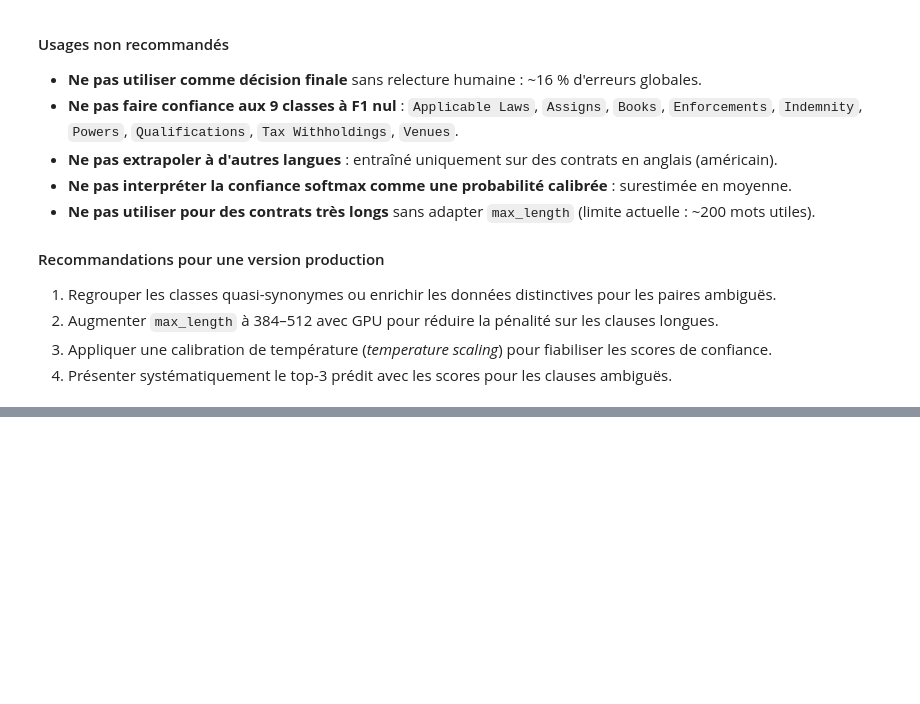
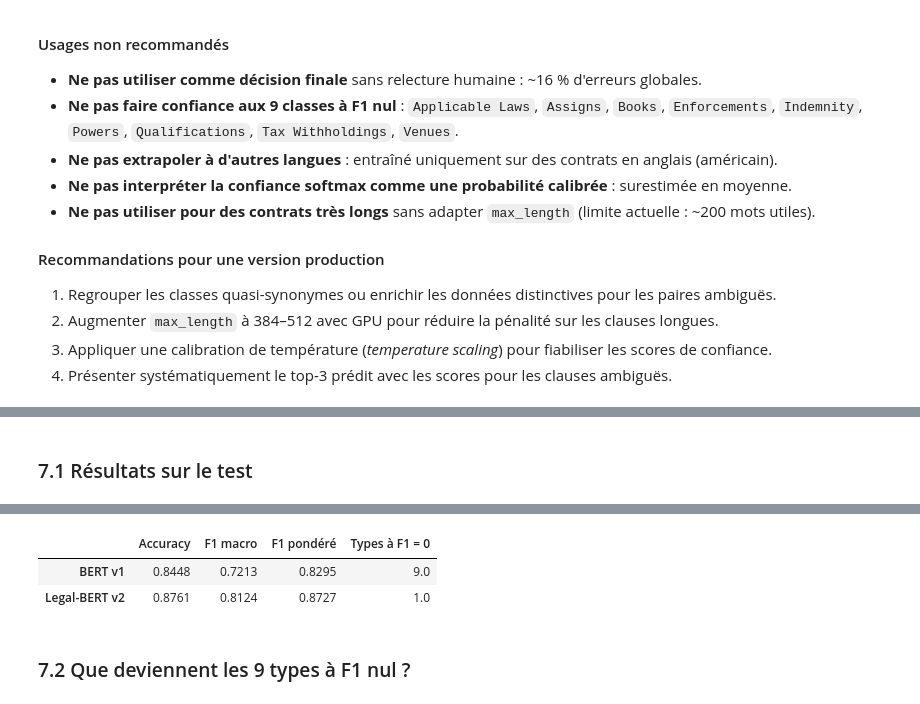
Before and after one commit to Charles-Scannavino/Projet_Deep_Learning, a Jupyter notebook: notebooks/Projet_DL_NLP.ipynb, the cells around one changed output, grey strips where cells are left out. Cells and saved outputs as stored; diff of their text form; code cells hidden in the pictures; blank space fills up the shorter version.

```diff
--- a/notebooks/Projet_DL_NLP.ipynb
+++ b/notebooks/Projet_DL_NLP.ipynb
@@ -732,0 +748,28 @@ Accuracy échantillon: 0.837
+# %% [markdown]
+### 7.1 Résultats sur le test
+# %%
+import numpy as np, pandas as pd
+from datasets import load_dataset
+from sklearn.metrics import accuracy_score, f1_score
+
+ledgar = load_dataset("coastalcph/lex_glue", "ledgar")
+names = ledgar["train"].features["label"].names
+train_counts = np.bincount(ledgar["train"]["label"], minlength=len(names))
+
+y_true = np.load("test_labels.npy")
+y_v1 = np.load("test_preds.npy")          # BERT v1 (section 3.2)
+y_v2 = np.load("test_preds_v2.npy")       # Legal-BERT v2 (Colab)
+probs_v2 = np.load("test_probs_v2.npy")
+assert (np.array(ledgar["test"]["label"]) == y_true).all(), "ordre des labels différent"
+assert (probs_v2.argmax(-1) == y_v2).all(), "probabilités et prédictions incohérentes"
+
+
+def resume(y_pred):
+    f = f1_score(y_true, y_pred, average=None, labels=range(len(names)), zero_division=0)
+    return {"Accuracy": accuracy_score(y_true, y_pred), "F1 macro": f.mean(),
+            "F1 pondéré": f1_score(y_true, y_pred, average="weighted", zero_division=0),
+            "Types à F1 = 0": int((f == 0).sum())}
+
+
+pd.DataFrame({"BERT v1": resume(y_v1), "Legal-BERT v2": resume(y_v2)}).T.round(4)
+# %% [output]
@@ -732,0 +777,5 @@ Accuracy échantillon: 0.837
+|  | Accuracy | F1 macro | F1 pondéré | Types à F1 = 0 |
+| BERT v1 | 0.8448 | 0.7213 | 0.8295 | 9.0 |
+| Legal-BERT v2 | 0.8761 | 0.8124 | 0.8727 | 1.0 |
+# %% [markdown]
+### 7.2 Que deviennent les 9 types à F1 nul ?
```
Also changed, not shown: parts of 12 cells of this notebook, 4 other files.
